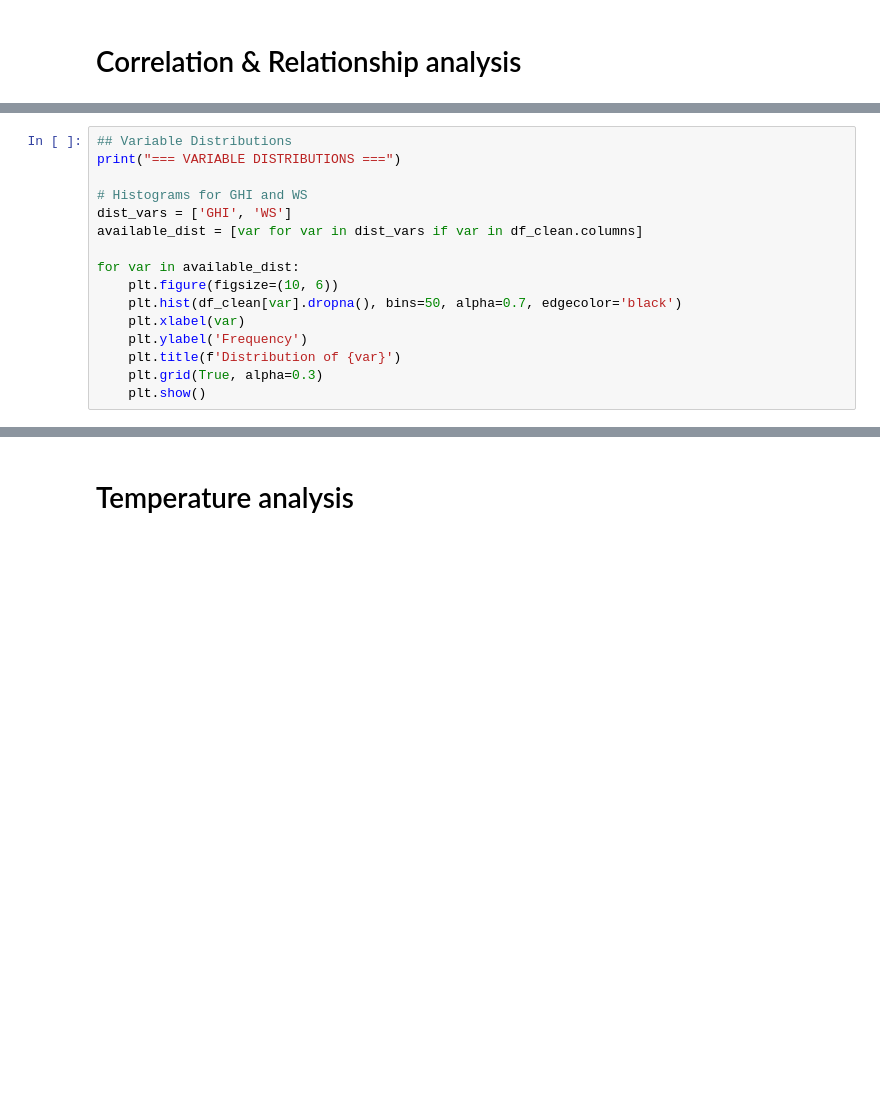
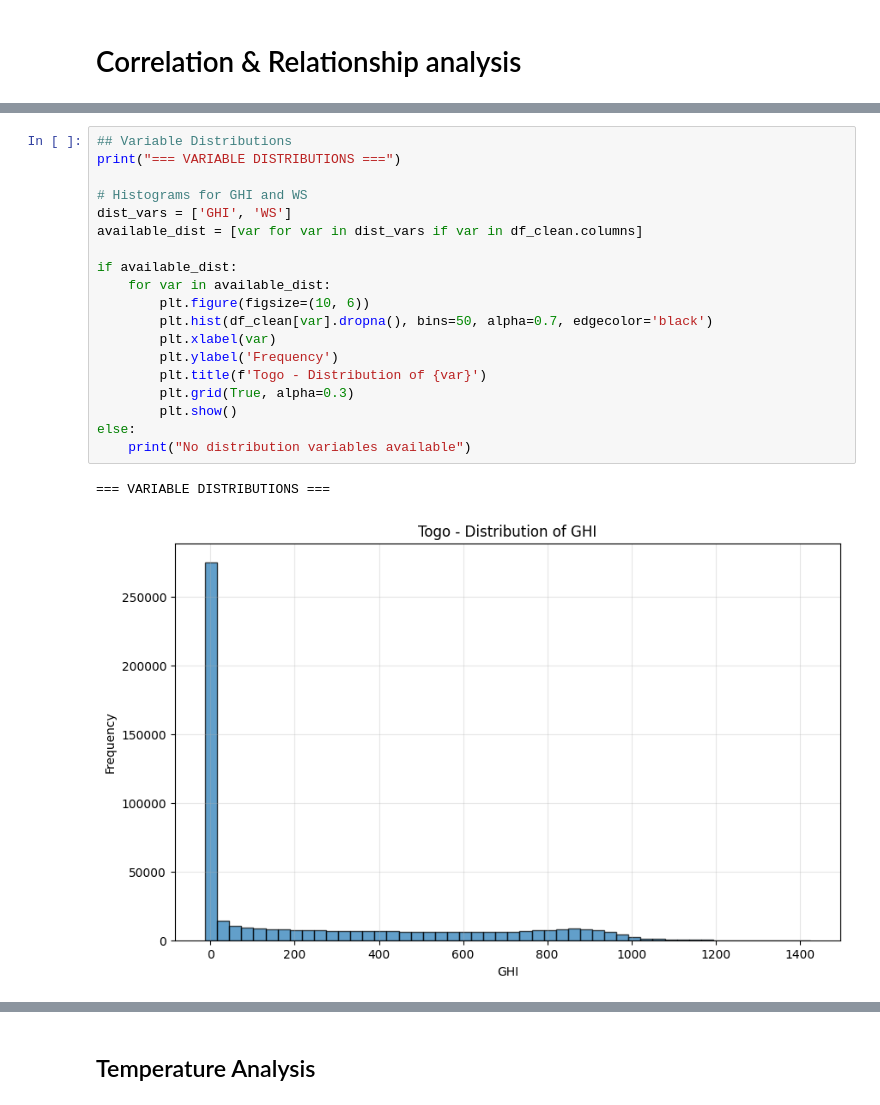
Before and after one commit to Avicci-b/Solar-Challenge-week0, a Jupyter notebook: notebooks/togo_eda.ipynb, the cells around one changed output, grey strips where cells are left out. Drawn from its saved outputs; the diff is of its cells as text; blank space fills up the shorter version.

```diff
--- a/notebooks/togo_eda.ipynb
+++ b/notebooks/togo_eda.ipynb
@@ -519,16 +548,22 @@ if 'WS' in df_clean.columns and 'WD' in df_clean.columns:
 # %%
 ## Variable Distributions
 print("=== VARIABLE DISTRIBUTIONS ===")
 
 # Histograms for GHI and WS
 dist_vars = ['GHI', 'WS']
 available_dist = [var for var in dist_vars if var in df_clean.columns]
 
-for var in available_dist:
-    plt.figure(figsize=(10, 6))
-    plt.hist(df_clean[var].dropna(), bins=50, alpha=0.7, edgecolor='black')
-    plt.xlabel(var)
-    plt.ylabel('Frequency')
-    plt.title(f'Distribution of {var}')
-    plt.grid(True, alpha=0.3)
-    plt.show()
+if available_dist:
+    for var in available_dist:
+        plt.figure(figsize=(10, 6))
+        plt.hist(df_clean[var].dropna(), bins=50, alpha=0.7, edgecolor='black')
+        plt.xlabel(var)
+        plt.ylabel('Frequency')
+        plt.title(f'Togo - Distribution of {var}')
+        plt.grid(True, alpha=0.3)
+        plt.show()
+else:
+    print("No distribution variables available")
+# %% [output]
+=== VARIABLE DISTRIBUTIONS ===
+[figure, added]
@@ -535,4 +571,4 @@ for var in available_dist:
 # %% [markdown]
-# Temperature analysis
+## Temperature Analysis
 # %%
 ## Temperature-Humidity Analysis
```
Also changed, not shown: parts of 17 cells of this notebook, 2 other files.
